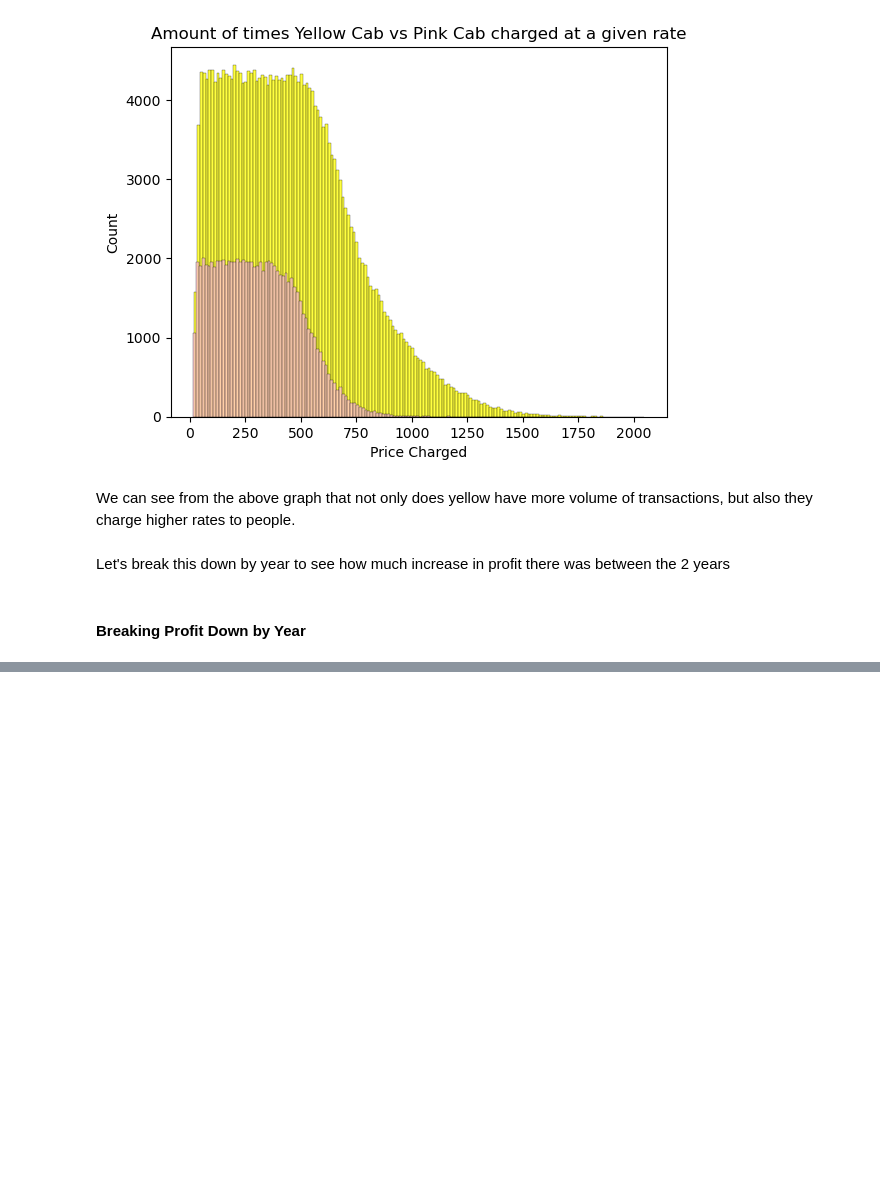
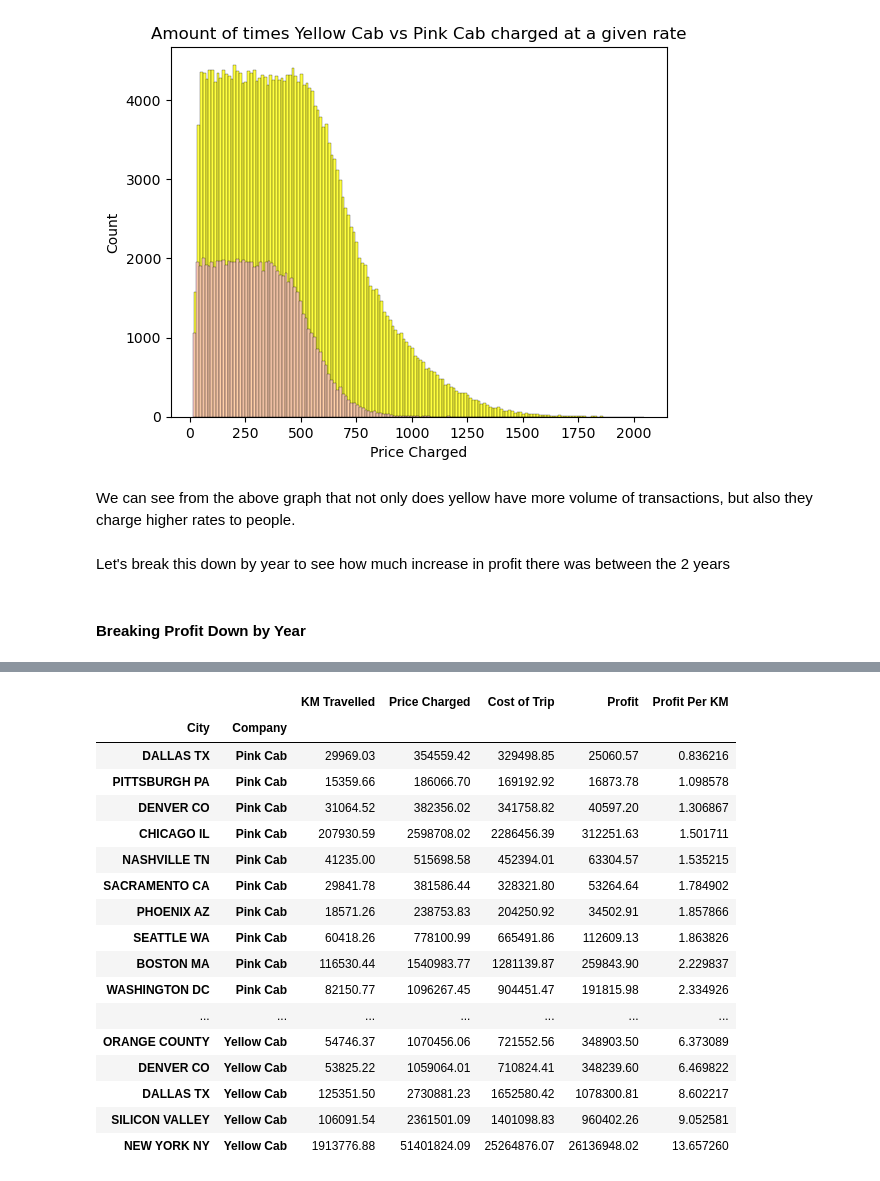
Before and after one commit to DataGlacier/VC, a Jupyter notebook: Week 2/Cab Investment Firm EDA by Connor Bryson.ipynb, the cells around one changed output, grey strips where cells are left out. Drawn from its saved outputs; the diff is of its cells as text; code cells hidden in the pictures; blank space fills up the shorter version.

```diff
--- a/Week 2/Cab Investment Firm EDA by Connor Bryson.ipynb
+++ b/Week 2/Cab Investment Firm EDA by Connor Bryson.ipynb
@@ -449,0 +549,21 @@ data_per_year
+# %%
+per_city.sort_values(by = 'Profit Per KM')
+# %% [output]
+|  |  | KM Travelled | Price Charged | Cost of Trip | Profit | Profit Per KM |
+| City | Company |  |  |  |  |  |
+| DALLAS TX | Pink Cab | 29969.03 | 354559.42 | 329498.85 | 25060.57 | 0.836216 |
+| PITTSBURGH PA | Pink Cab | 15359.66 | 186066.70 | 169192.92 | 16873.78 | 1.098578 |
+| DENVER CO | Pink Cab | 31064.52 | 382356.02 | 341758.82 | 40597.20 | 1.306867 |
+| CHICAGO IL | Pink Cab | 207930.59 | 2598708.02 | 2286456.39 | 312251.63 | 1.501711 |
+| NASHVILLE TN | Pink Cab | 41235.00 | 515698.58 | 452394.01 | 63304.57 | 1.535215 |
+| SACRAMENTO CA | Pink Cab | 29841.78 | 381586.44 | 328321.80 | 53264.64 | 1.784902 |
+| PHOENIX AZ | Pink Cab | 18571.26 | 238753.83 | 204250.92 | 34502.91 | 1.857866 |
+| SEATTLE WA | Pink Cab | 60418.26 | 778100.99 | 665491.86 | 112609.13 | 1.863826 |
+| BOSTON MA | Pink Cab | 116530.44 | 1540983.77 | 1281139.87 | 259843.90 | 2.229837 |
+| WASHINGTON DC | Pink Cab | 82150.77 | 1096267.45 | 904451.47 | 191815.98 | 2.334926 |
+| ... | ... | ... | ... | ... | ... | ... |
+| ORANGE COUNTY | Yellow Cab | 54746.37 | 1070456.06 | 721552.56 | 348903.50 | 6.373089 |
+| DENVER CO | Yellow Cab | 53825.22 | 1059064.01 | 710824.41 | 348239.60 | 6.469822 |
+| DALLAS TX | Yellow Cab | 125351.50 | 2730881.23 | 1652580.42 | 1078300.81 | 8.602217 |
+| SILICON VALLEY | Yellow Cab | 106091.54 | 2361501.09 | 1401098.83 | 960402.26 | 9.052581 |
+| NEW YORK NY | Yellow Cab | 1913776.88 | 51401824.09 | 25264876.07 | 26136948.02 | 13.657260 |
```
Also changed, not shown: parts of 47 cells of this notebook.
